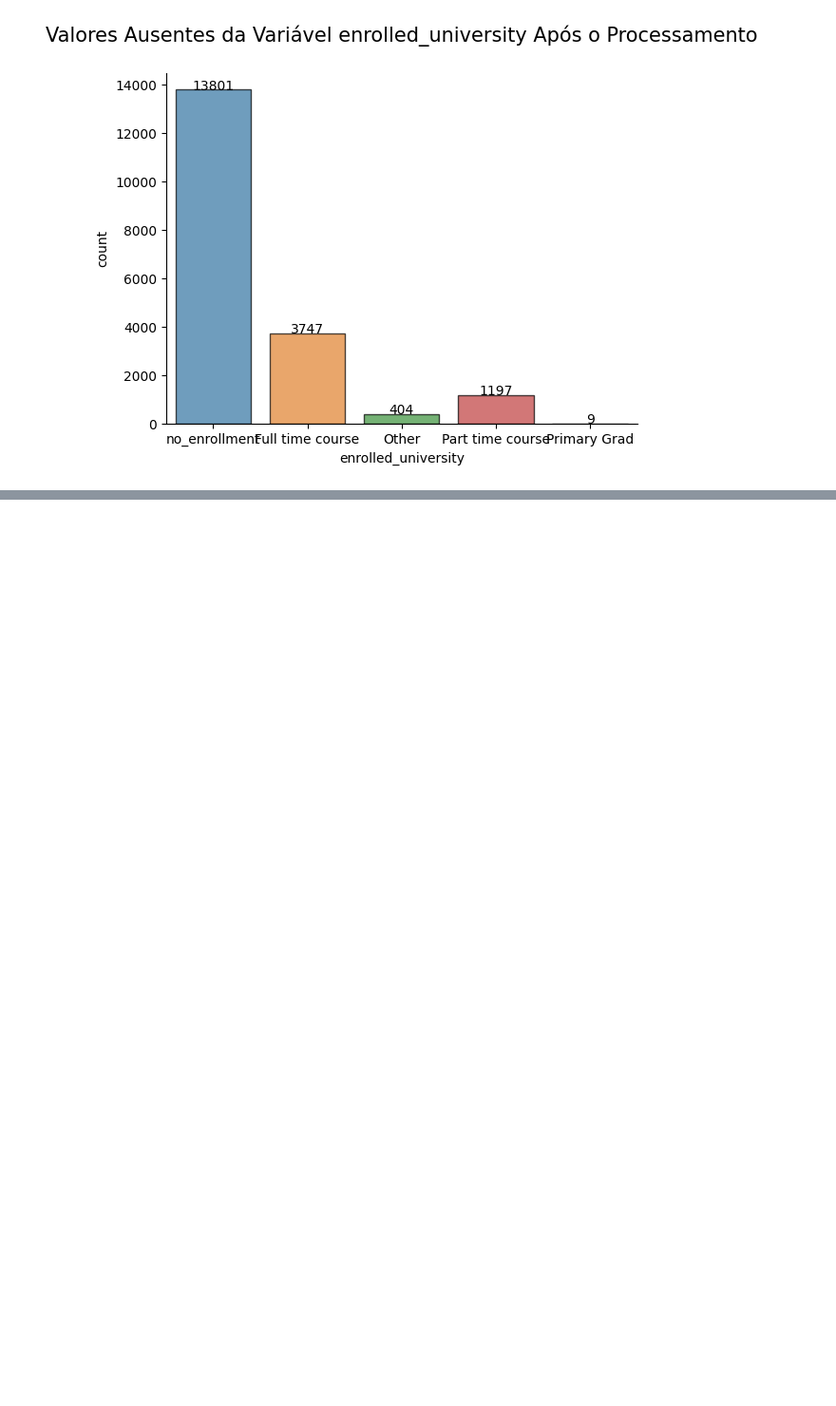
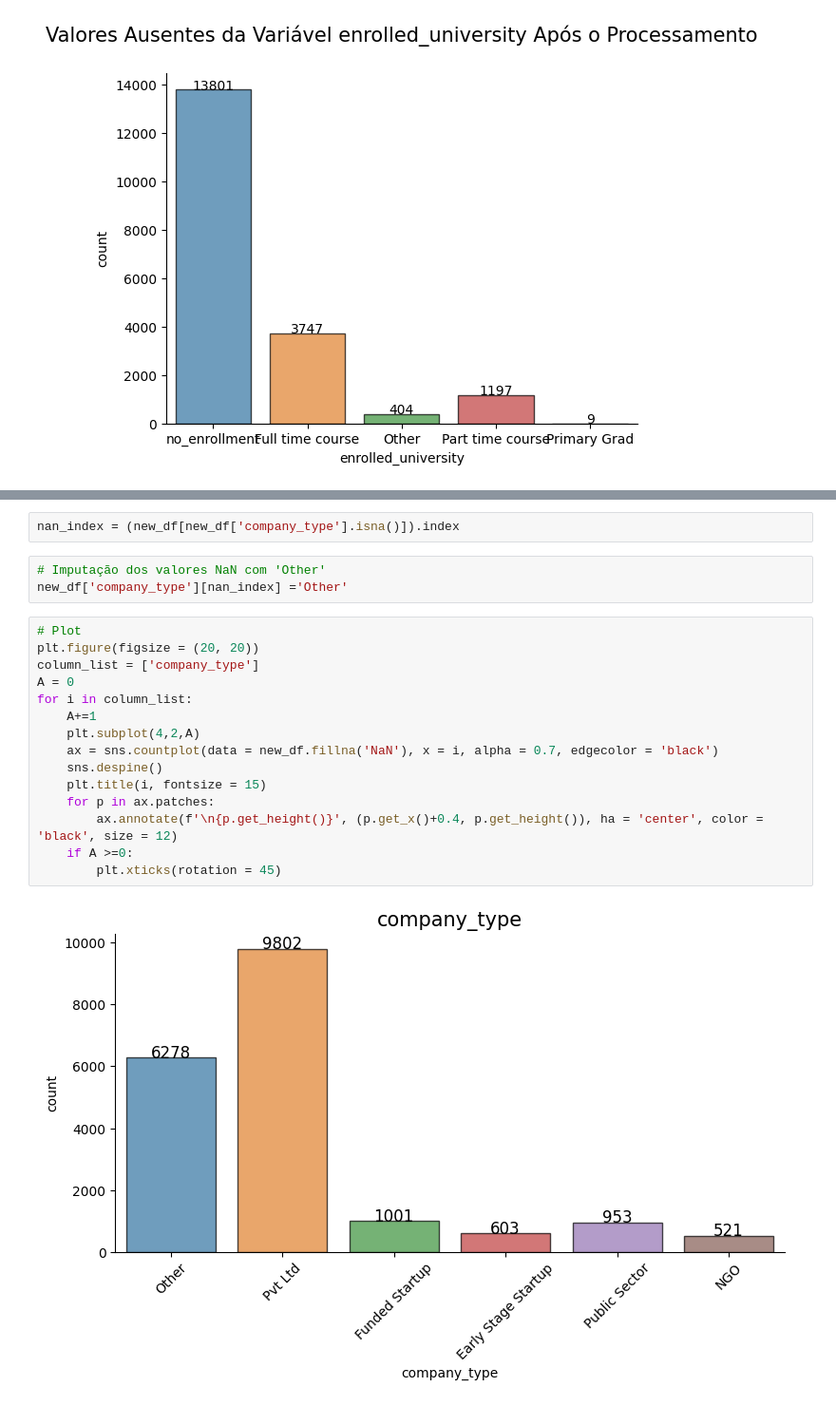
Before and after one commit to ramos-iza/DataScienceAcademy, a Jupyter notebook: projeto2/projeto2.ipynb, the cells around one changed output, grey strips where cells are left out. Shown at 95% size. Cells and saved outputs as stored; diff of their text form; blank space fills up the shorter version.

```diff
--- a/projeto2/projeto2.ipynb
+++ b/projeto2/projeto2.ipynb
@@ -1154,0 +1194,22 @@ plt.show()
+# %%
+nan_index = (new_df[new_df['company_type'].isna()]).index
+# %%
+# Imputação dos valores NaN com 'Other'
+new_df['company_type'][nan_index] ='Other'
+# %%
+# Plot
+plt.figure(figsize = (20, 20))
+column_list = ['company_type']
+A = 0
+for i in column_list:
+    A+=1
+    plt.subplot(4,2,A)
+    ax = sns.countplot(data = new_df.fillna('NaN'), x = i, alpha = 0.7, edgecolor = 'black')
+    sns.despine()
+    plt.title(i, fontsize = 15)
+    for p in ax.patches:
+        ax.annotate(f'\n{p.get_height()}', (p.get_x()+0.4, p.get_height()), ha = 'center', color = 'black', size = 12)
+    if A >=0:
+        plt.xticks(rotation = 45)
+# %% [output]
+[figure, added]
```
Also changed, not shown: parts of 27 cells of this notebook.
